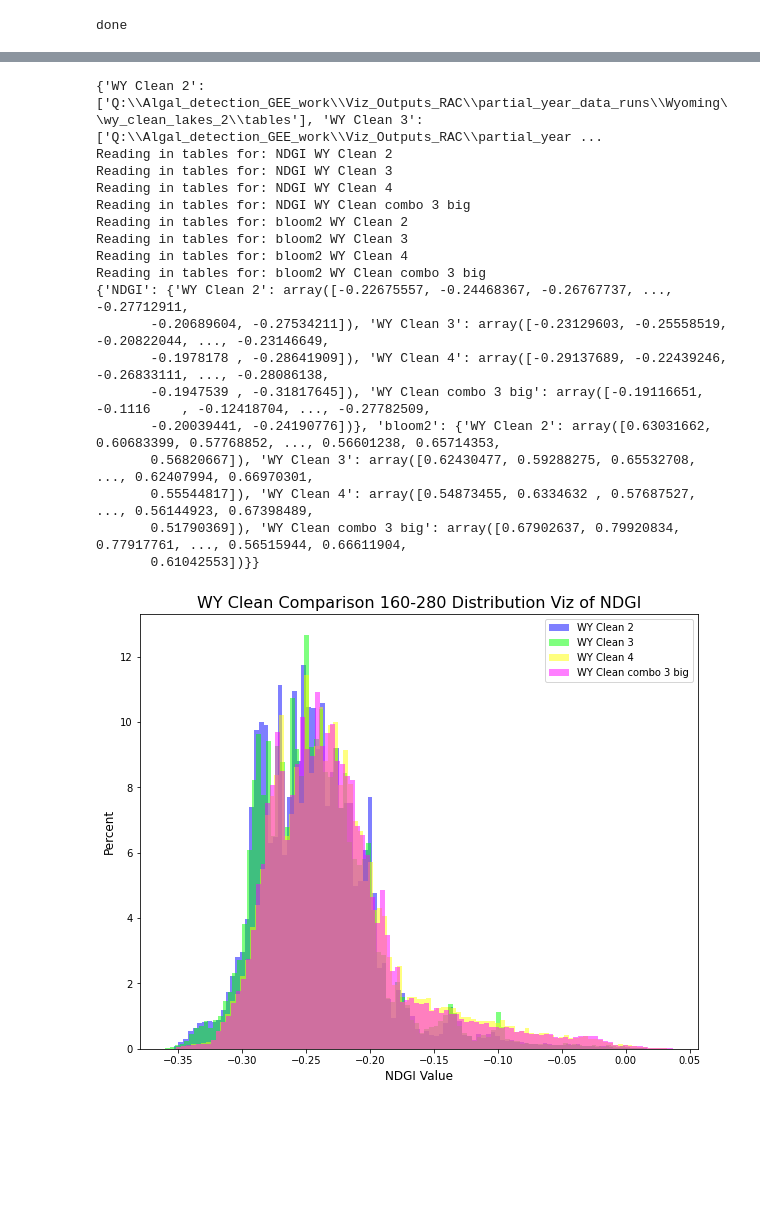
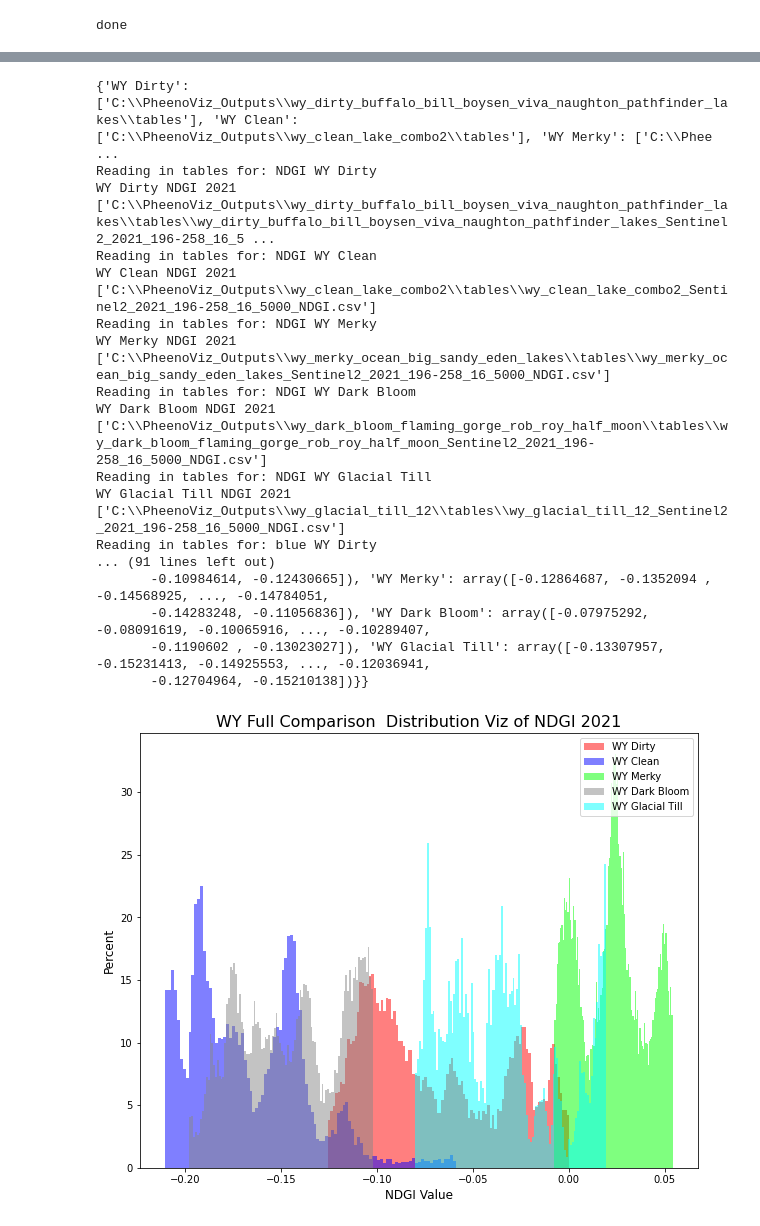
Before and after one commit to rcr-usfs/AlgalBlooms, a Jupyter notebook: 02_Data_Exploration_Code/distributionViz.ipynb, the cells around one changed output, grey strips where cells are left out. Saved outputs shown, nothing was run; the diff lists cells and outputs as text; code cells hidden in the pictures; blank space fills up the shorter version.

```diff
--- a/02_Data_Exploration_Code/distributionViz.ipynb
+++ b/02_Data_Exploration_Code/distributionViz.ipynb
@@ -30,27 +31,31 @@ done
 #                        r'Q:\Algal_detection_GEE_work\Viz_Outputs_RAC\partial_year_data_runs\Wyoming\wy_murky_lake_combo2_160_280\tables']
 #               }
 
-folder_dict = {'WY Clean 2':[r'Q:\Algal_detection_GEE_work\Viz_Outputs_RAC\partial_year_data_runs\Wyoming\wy_clean_lakes_2\tables'],
-              'WY Clean 3':[r'Q:\Algal_detection_GEE_work\Viz_Outputs_RAC\partial_year_data_runs\Wyoming\wy_clean_lk_combo3\tables'],
-              'WY Clean 4':[r'Q:\Algal_detection_GEE_work\Viz_Outputs_RAC\partial_year_data_runs\Wyoming\wy_clean_lk_combo4\tables'],
-              'WY Clean combo 3 big':[r'Q:\Algal_detection_GEE_work\Viz_Outputs_RAC\partial_year_data_runs\Wyoming\wy_clean_lk_combo3big\tables']}
-
+folder_dict = {
+            'WY Dirty':[r'C:\PheenoViz_Outputs\wy_dirty_buffalo_bill_boysen_viva_naughton_pathfinder_lakes\tables'],
+              'WY Clean':[r'C:\PheenoViz_Outputs\wy_clean_lake_combo2\tables'],
+    'WY Merky':[r'C:\PheenoViz_Outputs\wy_merky_ocean_big_sandy_eden_lakes\tables'],
+    'WY Dark Bloom':[r'C:\PheenoViz_Outputs\wy_dark_bloom_flaming_gorge_rob_roy_half_moon\tables'],
+    'WY Glacial Till':[r'C:\PheenoViz_Outputs\wy_glacial_till_12\tables'],
+}
 #Specify which bands to use
 #These bands need to be available in the specified tables folders above
-whichBands = ['NDGI','bloom2']
+whichBands = ['NDGI','blue','green','brightness','greenness','wetness','tcAngleBG']
 
 #Provide a color for each type specified above
-colors_dict = {'WY Clean 2':'#0000FF','WY Clean 3':'#00FF00','WY Clean 4':'#FFFF00','WY Clean combo 3 big':'#FF00FF'}
+colors_dict = {'WY Dirty':'#FF0000','WY Clean':'#0000FF','WY Merky':'#00FF00','WY Dark Bloom':'#888888','WY Glacial Till':'#00FFFF'}
 
 #Provide an output folder for histograms
-output_dir = r'Q:\Algal_detection_GEE_work\Viz_Outputs_RAC\distributionViz'
+output_dir = r'C:\PheenoViz_Outputs\distributionViz'
 
 #Provide a name for the run for the histograms
-run_name = 'WY Clean Comparison 160-280'
+run_name = 'WY Full Comparison '
 
 #Specify number of bins in histogram
 nBins = 100
 
+#Specify year. Set to '*' if all years are wanted
+year = 2021
 #######################################################
 if not os.path.exists(output_dir):os.makedirs(output_dir)
 print(folder_dict)
@@ -59,5 +64,5 @@ print(folder_dict)
 # %%
-def getHistograms(folder_dict,whichBands,colors_dict,output_dir,run_name,nBins=100):
+def getHistograms(folder_dict,whichBands,colors_dict,output_dir,run_name,nBins=100,year = '*'):
     #Read in tables
     tables = {}
     #Iterate across each band
@@ -70,55 +75,60 @@ def getHistograms(folder_dict,whichBands,colors_dict,output_dir,run_name,nBins=1
             li = []
             #Get the csvs and read in valid values into a single long list
             for folder in folders:
-                csvs = glob.glob(os.path.join(folder,'*{}.csv'.format(band)))
+                csvs = glob.glob(os.path.join(folder,'*_{}_*{}.csv'.format(year,band)))
+                print(key,band,year,csvs)
                 for csv in csvs:
 #                     print(csv)
                     df = pd.read_csv(csv, index_col=None, header=0).to_numpy().flatten()
                     df = df[~np.isnan(df)]
 
                     li.append(df)
 
             li = np.concatenate(li)
             #Get rid of extreme outliers
-            min,max = np.percentile(li,[0.05,99.95])
+            min,max = np.percentile(li,[5,95])
             li = li[(li > min) & (li < max)]#np.clip(li,min,max)
 
             band_tables[key] = li
 
         tables[band] = band_tables
     print(tables)
+
+    if year == '*':
+        year_label = ''
+    else:
+        year_label = year
     #Make histograms
     for band in whichBands:
         plt.figure(figsize=(10,8))
 
         tables_band = tables[band]
         for key in tables_band.keys():
             plt.hist(tables_band[key], bins=nBins, alpha=0.5, density=True,label=key,color = colors_dict[key],stacked=True)
         plt.xlabel("{} Value".format(band), size=12)
         plt.ylabel("Percent", size=12)
-        plt.title("{} Distribution Viz of {}".format(run_name,band), size=16)
+        plt.title("{} Distribution Viz of {} {}".format(run_name,band,year_label), size=16)
         plt.legend(loc='upper right')
-        plt.savefig(os.path.join(output_dir,'{}_{}.png'.format(run_name,band)))
+        plt.savefig(os.path.join(output_dir,'{}_{}_{}.png'.format(run_name,year_label,band)))
 #############################################################
 print(folder_dict)
-getHistograms(folder_dict,whichBands,colors_dict,output_dir,run_name,nBins)
+getHistograms(folder_dict,whichBands,colors_dict,output_dir,run_name,nBins,year)
 # %% [output]
-{'WY Clean 2': ['Q:\\Algal_detection_GEE_work\\Viz_Outputs_RAC\\partial_year_data_runs\\Wyoming\\wy_clean_lakes_2\\tables'], 'WY Clean 3': ['Q:\\Algal_detection_GEE_work\\Viz_Outputs_RAC\\partial_year ...
-Reading in tables for: NDGI WY Clean 2
-Reading in tables for: NDGI WY Clean 3
-Reading in tables for: NDGI WY Clean 4
-Reading in tables for: NDGI WY Clean combo 3 big
-Reading in tables for: bloom2 WY Clean 2
-Reading in tables for: bloom2 WY Clean 3
-Reading in tables for: bloom2 WY Clean 4
-Reading in tables for: bloom2 WY Clean combo 3 big
-{'NDGI': {'WY Clean 2': array([-0.22675557, -0.24468367, -0.26767737, ..., -0.27712911,
-       -0.20689604, -0.27534211]), 'WY Clean 3': array([-0.23129603, -0.25558519, -0.20822044, ..., -0.23146649,
-       -0.1978178 , -0.28641909]), 'WY Clean 4': array([-0.29137689, -0.22439246, -0.26833111, ..., -0.28086138,
-       -0.1947539 , -0.31817645]), 'WY Clean combo 3 big': array([-0.19116651, -0.1116    , -0.12418704, ..., -0.27782509,
-       -0.20039441, -0.24190776])}, 'bloom2': {'WY Clean 2': array([0.63031662, 0.60683399, 0.57768852, ..., 0.56601238, 0.65714353,
-       0.56820667]), 'WY Clean 3': array([0.62430477, 0.59288275, 0.65532708, ..., 0.62407994, 0.66970301,
-       0.55544817]), 'WY Clean 4': array([0.54873455, 0.6334632 , 0.57687527, ..., 0.56144923, 0.67398489,
-       0.51790369]), 'WY Clean combo 3 big': array([0.67902637, 0.79920834, 0.77917761, ..., 0.56515944, 0.66611904,
-       0.61042553])}}
+{'WY Dirty': ['C:\\PheenoViz_Outputs\\wy_dirty_buffalo_bill_boysen_viva_naughton_pathfinder_lakes\\tables'], 'WY Clean': ['C:\\PheenoViz_Outputs\\wy_clean_lake_combo2\\tables'], 'WY Merky': ['C:\\Phee ...
+Reading in tables for: NDGI WY Dirty
+WY Dirty NDGI 2021 ['C:\\PheenoViz_Outputs\\wy_dirty_buffalo_bill_boysen_viva_naughton_pathfinder_lakes\\tables\\wy_dirty_buffalo_bill_boysen_viva_naughton_pathfinder_lakes_Sentinel2_2021_196-258_16_5 ...
+Reading in tables for: NDGI WY Clean
+WY Clean NDGI 2021 ['C:\\PheenoViz_Outputs\\wy_clean_lake_combo2\\tables\\wy_clean_lake_combo2_Sentinel2_2021_196-258_16_5000_NDGI.csv']
+Reading in tables for: NDGI WY Merky
+WY Merky NDGI 2021 ['C:\\PheenoViz_Outputs\\wy_merky_ocean_big_sandy_eden_lakes\\tables\\wy_merky_ocean_big_sandy_eden_lakes_Sentinel2_2021_196-258_16_5000_NDGI.csv']
+Reading in tables for: NDGI WY Dark Bloom
+WY Dark Bloom NDGI 2021 ['C:\\PheenoViz_Outputs\\wy_dark_bloom_flaming_gorge_rob_roy_half_moon\\tables\\wy_dark_bloom_flaming_gorge_rob_roy_half_moon_Sentinel2_2021_196-258_16_5000_NDGI.csv']
+Reading in tables for: NDGI WY Glacial Till
+WY Glacial Till NDGI 2021 ['C:\\PheenoViz_Outputs\\wy_glacial_till_12\\tables\\wy_glacial_till_12_Sentinel2_2021_196-258_16_5000_NDGI.csv']
+Reading in tables for: blue WY Dirty
+... (91 lines left out)
+       -0.10984614, -0.12430665]), 'WY Merky': array([-0.12864687, -0.1352094 , -0.14568925, ..., -0.14784051,
+       -0.14283248, -0.11056836]), 'WY Dark Bloom': array([-0.07975292, -0.08091619, -0.10065916, ..., -0.10289407,
+       -0.1190602 , -0.13023027]), 'WY Glacial Till': array([-0.13307957, -0.15231413, -0.14925553, ..., -0.12036941,
+       -0.12704964, -0.15210138])}}
-[figure, old version]
+[figure, new version]
```
Also changed, not shown: parts of 4 cells of this notebook, 8 other files.
